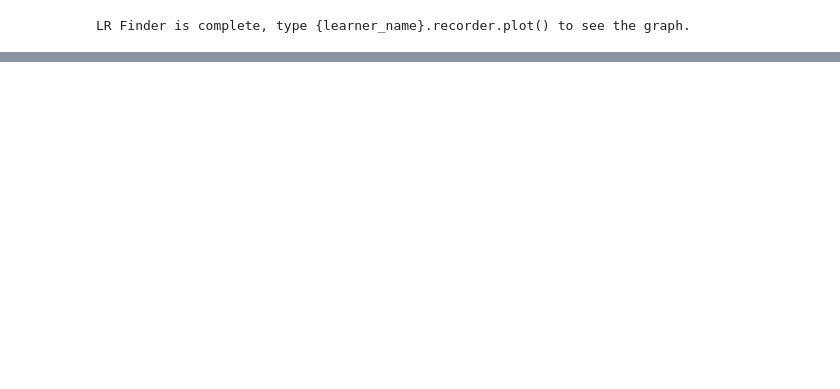
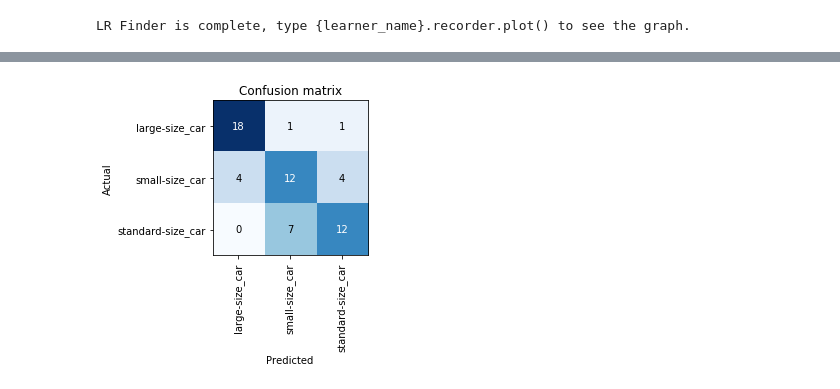
Before and after one commit to nishizaki0327/fastai, a Jupyter notebook: Lesson2.ipynb, the cells around one changed output, grey strips where cells are left out. Drawn from its saved outputs; the diff is of its cells as text; code cells hidden in the pictures; blank space fills up the shorter version.

```diff
--- a/Lesson2.ipynb
+++ b/Lesson2.ipynb
@@ -118,0 +120,2 @@ learn.fit_one_cycle(2, max_lr=slice(1e-5, 1e-4))
+# %%
+learn.load('stage-2')
@@ -118,0 +140,2 @@ learn.fit_one_cycle(2, max_lr=slice(1e-5, 1e-4))
+# %%
+interp = ClassificationInterpretation.from_learner(learn)
@@ -118,0 +146,4 @@ learn.fit_one_cycle(2, max_lr=slice(1e-5, 1e-4))
+# %%
+interp.plot_confusion_matrix()
+# %% [output]
+[figure, added]
```
Also changed, not shown: parts of 11 cells of this notebook.
